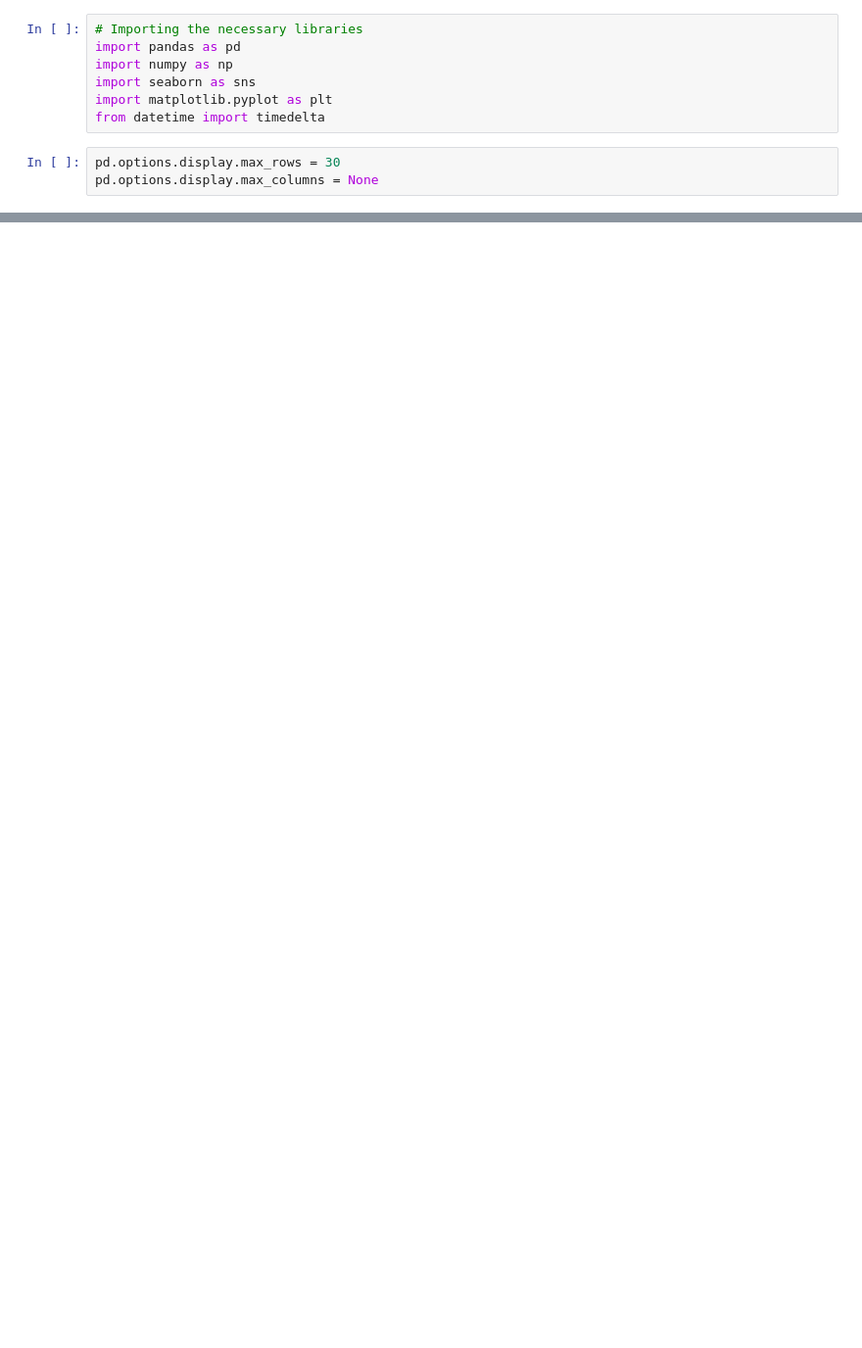
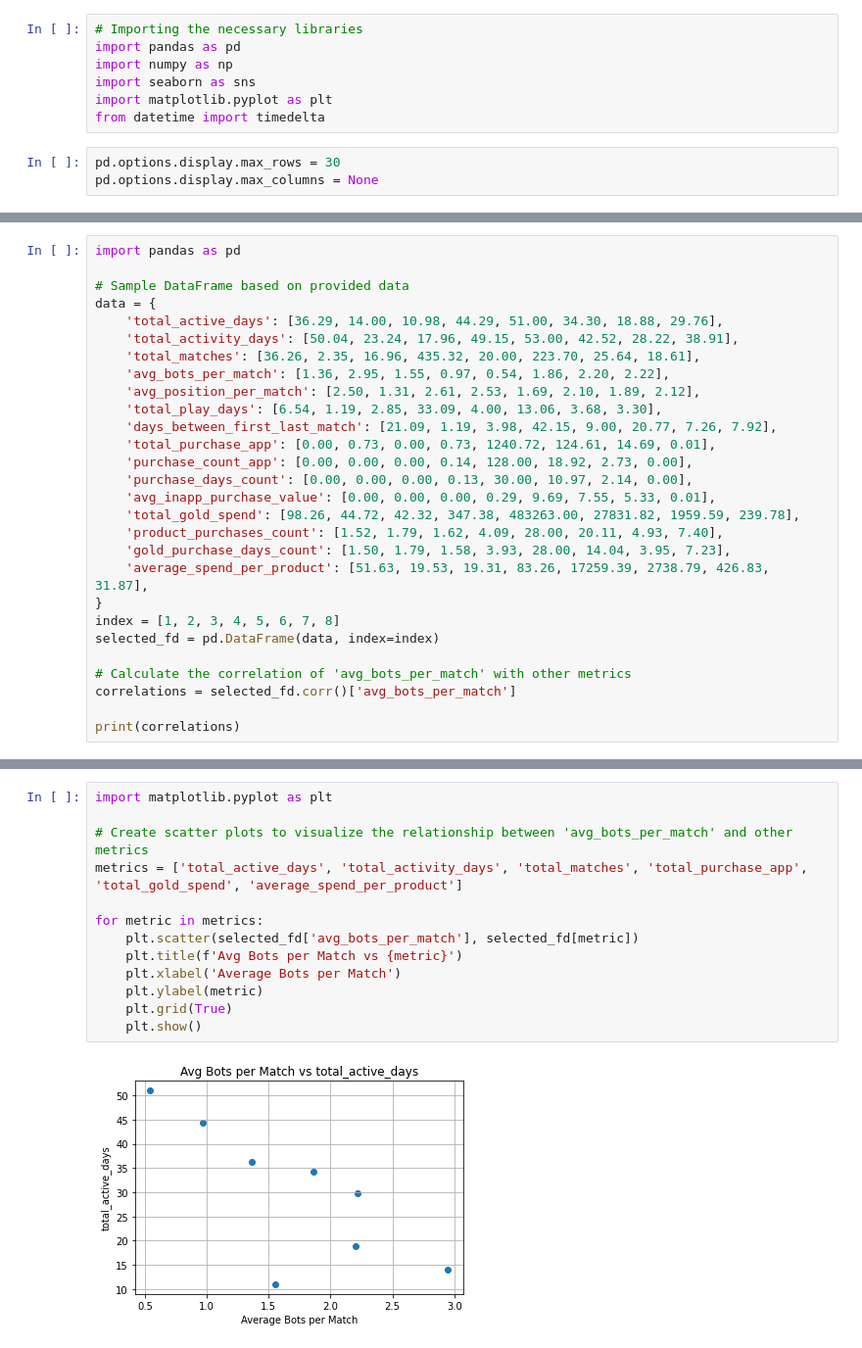
Before and after one commit to CharlieThomasCTG/project_mini, a Jupyter notebook: Analysis.ipynb, the cells around one changed output, grey strips where cells are left out. Shown at 98% size. Saved outputs shown, nothing was run; the diff lists cells and outputs as text; blank space fills up the shorter version.

```diff
--- a/Analysis.ipynb
+++ b/Analysis.ipynb
@@ -198,0 +284,28 @@ KeyError: 'number_of_purchases_virtual'
+# %%
+import pandas as pd
+
+# Sample DataFrame based on provided data
+data = {
+    'total_active_days': [36.29, 14.00, 10.98, 44.29, 51.00, 34.30, 18.88, 29.76],
+    'total_activity_days': [50.04, 23.24, 17.96, 49.15, 53.00, 42.52, 28.22, 38.91],
+    'total_matches': [36.26, 2.35, 16.96, 435.32, 20.00, 223.70, 25.64, 18.61],
+    'avg_bots_per_match': [1.36, 2.95, 1.55, 0.97, 0.54, 1.86, 2.20, 2.22],
+    'avg_position_per_match': [2.50, 1.31, 2.61, 2.53, 1.69, 2.10, 1.89, 2.12],
+    'total_play_days': [6.54, 1.19, 2.85, 33.09, 4.00, 13.06, 3.68, 3.30],
+    'days_between_first_last_match': [21.09, 1.19, 3.98, 42.15, 9.00, 20.77, 7.26, 7.92],
+    'total_purchase_app': [0.00, 0.73, 0.00, 0.73, 1240.72, 124.61, 14.69, 0.01],
+    'purchase_count_app': [0.00, 0.00, 0.00, 0.14, 128.00, 18.92, 2.73, 0.00],
+    'purchase_days_count': [0.00, 0.00, 0.00, 0.13, 30.00, 10.97, 2.14, 0.00],
+    'avg_inapp_purchase_value': [0.00, 0.00, 0.00, 0.29, 9.69, 7.55, 5.33, 0.01],
+    'total_gold_spend': [98.26, 44.72, 42.32, 347.38, 483263.00, 27831.82, 1959.59, 239.78],
+    'product_purchases_count': [1.52, 1.79, 1.62, 4.09, 28.00, 20.11, 4.93, 7.40],
+    'gold_purchase_days_count': [1.50, 1.79, 1.58, 3.93, 28.00, 14.04, 3.95, 7.23],
+    'average_spend_per_product': [51.63, 19.53, 19.31, 83.26, 17259.39, 2738.79, 426.83, 31.87],
+}
+index = [1, 2, 3, 4, 5, 6, 7, 8]
+selected_fd = pd.DataFrame(data, index=index)
+
+# Calculate the correlation of 'avg_bots_per_match' with other metrics
+correlations = selected_fd.corr()['avg_bots_per_match']
+
+print(correlations)
@@ -198,0 +329,15 @@ KeyError: 'number_of_purchases_virtual'
+# %%
+import matplotlib.pyplot as plt
+
+# Create scatter plots to visualize the relationship between 'avg_bots_per_match' and other metrics
+metrics = ['total_active_days', 'total_activity_days', 'total_matches', 'total_purchase_app', 'total_gold_spend', 'average_spend_per_product']
+
+for metric in metrics:
+    plt.scatter(selected_fd['avg_bots_per_match'], selected_fd[metric])
+    plt.title(f'Avg Bots per Match vs {metric}')
+    plt.xlabel('Average Bots per Match')
+    plt.ylabel(metric)
+    plt.grid(True)
+    plt.show()
+# %% [output]
+[figure, added]
```
Also changed, not shown: parts of 25 cells of this notebook, 5 other files.
